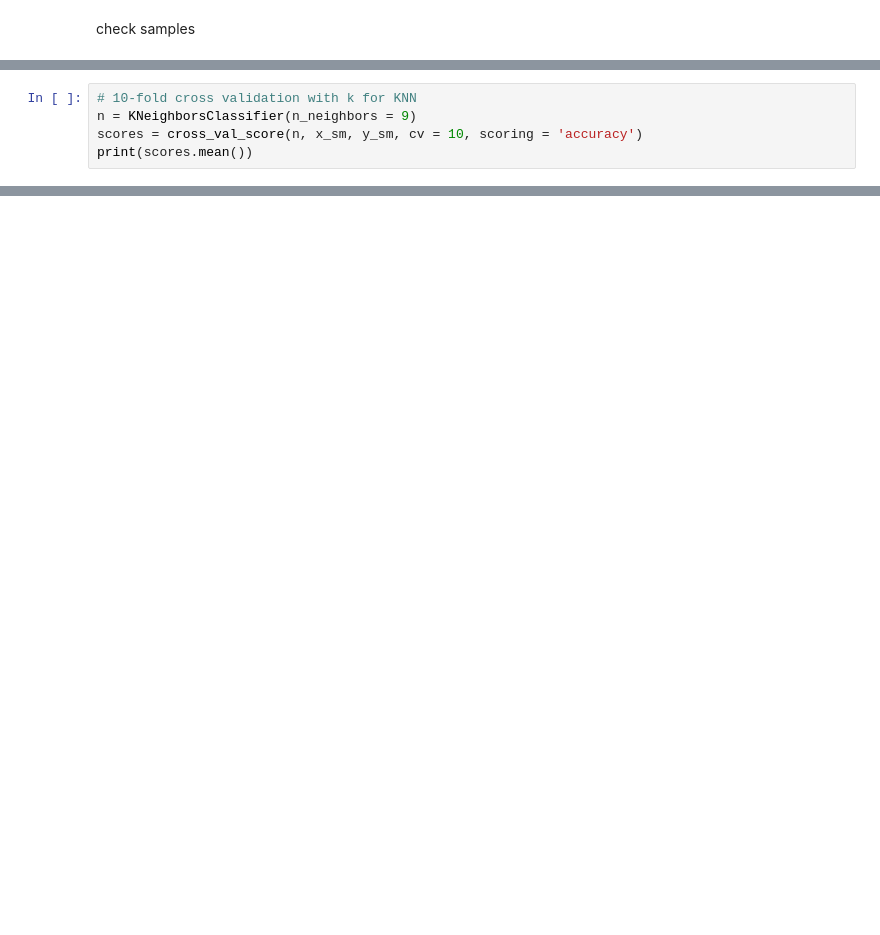
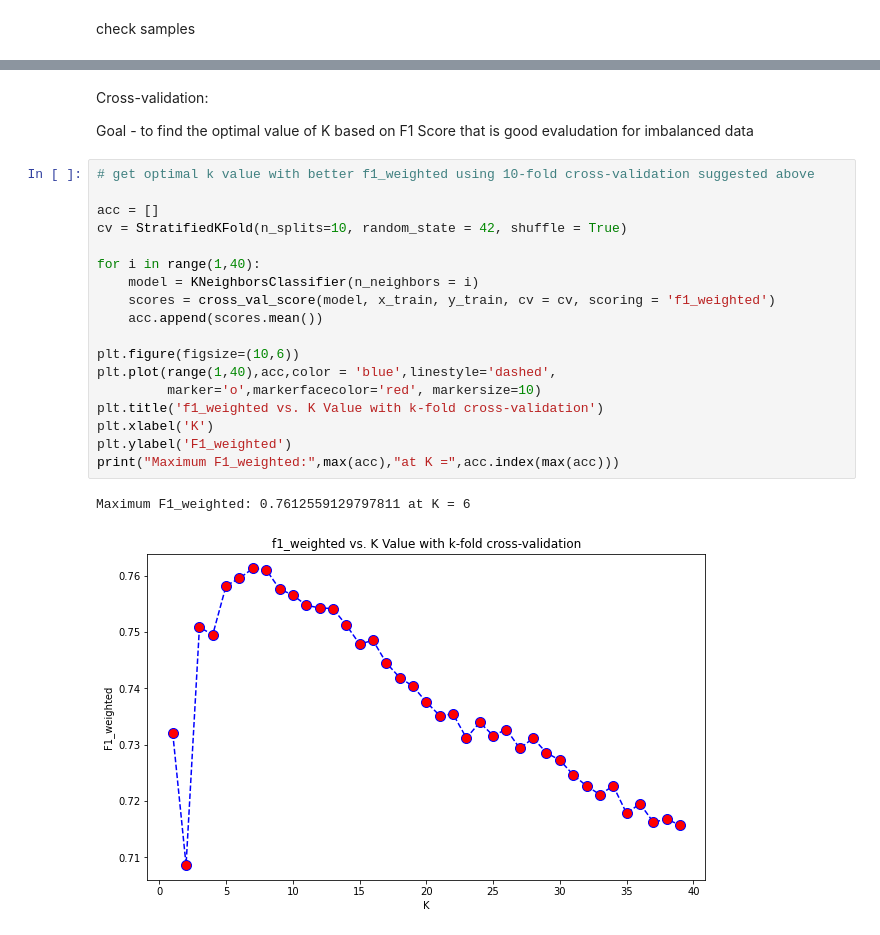
Before and after one commit to carolkkw/CIND820_Project, a Jupyter notebook: Analysis_of_Streaming_Services.ipynb, the cells around one changed output, grey strips where cells are left out. Cells and saved outputs as stored; diff of their text form; blank space fills up the shorter version.

```diff
--- a/Analysis_of_Streaming_Services.ipynb
+++ b/Analysis_of_Streaming_Services.ipynb
@@ -153,5 +203,0 @@ try cross-validation model
-# %%
-# 10-fold cross validation with k for KNN
-n = KNeighborsClassifier(n_neighbors = 9)
-scores = cross_val_score(n, x_sm, y_sm, cv = 10, scoring = 'accuracy')
-print(scores.mean())
@@ -233,0 +373,25 @@ graph
+# %% [markdown]
+Cross-validation:
+
+Goal - to find the optimal value of K based on F1 Score that is good evaludation for imbalanced data
+# %%
+# get optimal k value with better f1_weighted using 10-fold cross-validation suggested above
+
+acc = []
+cv = StratifiedKFold(n_splits=10, random_state = 42, shuffle = True)
+
+for i in range(1,40):
+    model = KNeighborsClassifier(n_neighbors = i)
+    scores = cross_val_score(model, x_train, y_train, cv = cv, scoring = 'f1_weighted')
+    acc.append(scores.mean())
+
+plt.figure(figsize=(10,6))
+plt.plot(range(1,40),acc,color = 'blue',linestyle='dashed',
+         marker='o',markerfacecolor='red', markersize=10)
+plt.title('f1_weighted vs. K Value with k-fold cross-validation')
+plt.xlabel('K')
+plt.ylabel('F1_weighted')
+print("Maximum F1_weighted:",max(acc),"at K =",acc.index(max(acc)))
+# %% [output]
+Maximum F1_weighted: 0.7612559129797811 at K = 6
+[figure, added]
```
Also changed, not shown: parts of 116 cells of this notebook, 7 other files.
